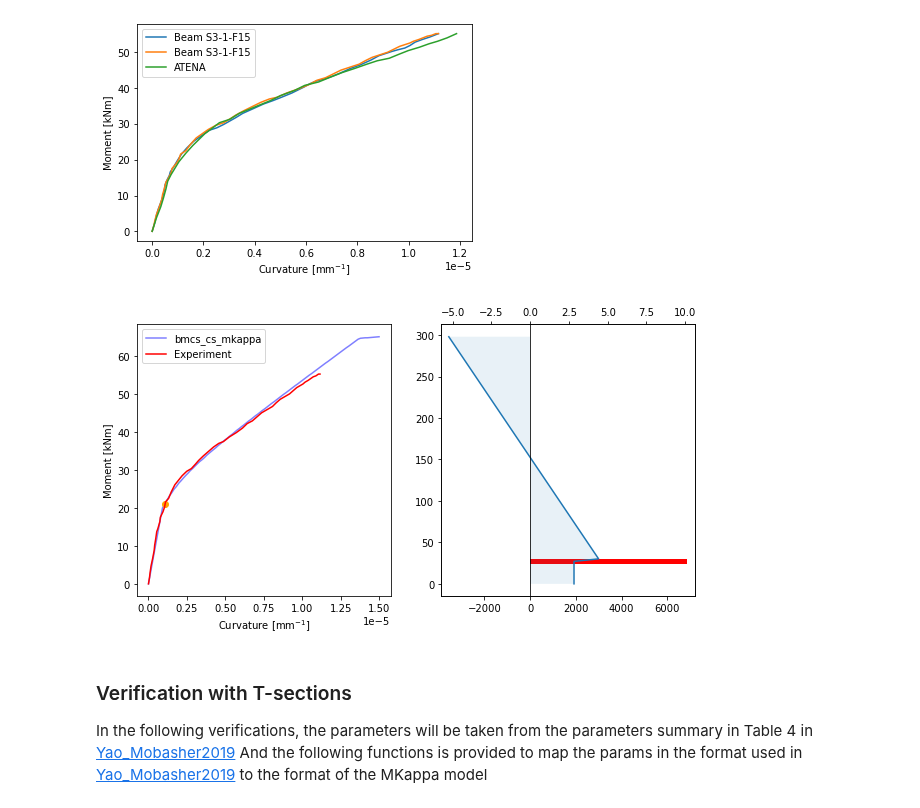
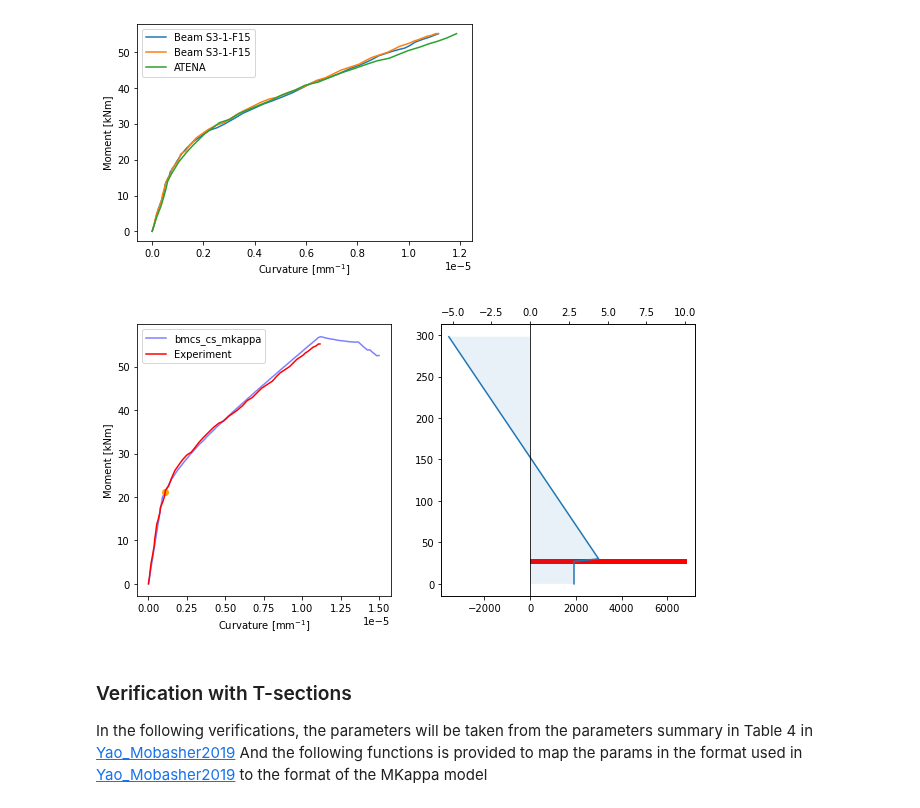
Before and after one commit to rosoba/bmcs_cross_section, a Jupyter notebook: bmcs_cross_section/mkappa/mkappa_verification.ipynb, the cells around one changed output. Saved outputs shown, nothing was run; the diff lists cells and outputs as text; code cells hidden in the pictures.

```diff
--- a/bmcs_cross_section/mkappa/mkappa_verification.ipynb
+++ b/bmcs_cross_section/mkappa/mkappa_verification.ipynb
@@ -160,27 +160,27 @@ plt.legend(); plt.ylabel('Moment [kNm]'); plt.xlabel('Curvature [mm$^{-1}$]');
 # %%
 mc = MKappa(n_m=100, n_kappa = 100)
 mc.kappa_slider = 0.000001
 mc.low_kappa = 0
 mc.high_kappa = 15e-6
 map_and_assign_params_for_rectangular_section(mc,
-    beta_tu = 120,  # SUPPOSED because it's missing
+    beta_tu = 19,  # SUPPOSED because it's missing
         b = 284,
         h = 298,
         E = 34000,
         E_s = 203000,
         f_sy = 560,
         eps_cr = 0.000132,
         rho = 0.003,
         v_f = 0.015,
         omega = 11.6,
         psi = 20.9,
         mu = 0.63,
         alpha = 0.91,
         lambda_cu = 26.5)
 # plot(mc)
 plot_mk_ver(mc, ver_data1)
 # %% [output]
-[figure, old version]
+[figure, new version]
 # %% [markdown]
 ### Verification with T-sections
 In the following verifications, the parameters will be taken from the parameters summary in Table 4 in [Yao_Mobasher2019](https://doi.org/10.1002/suco.201900404)
```
Also changed, not shown: parts of 7 cells of this notebook.
